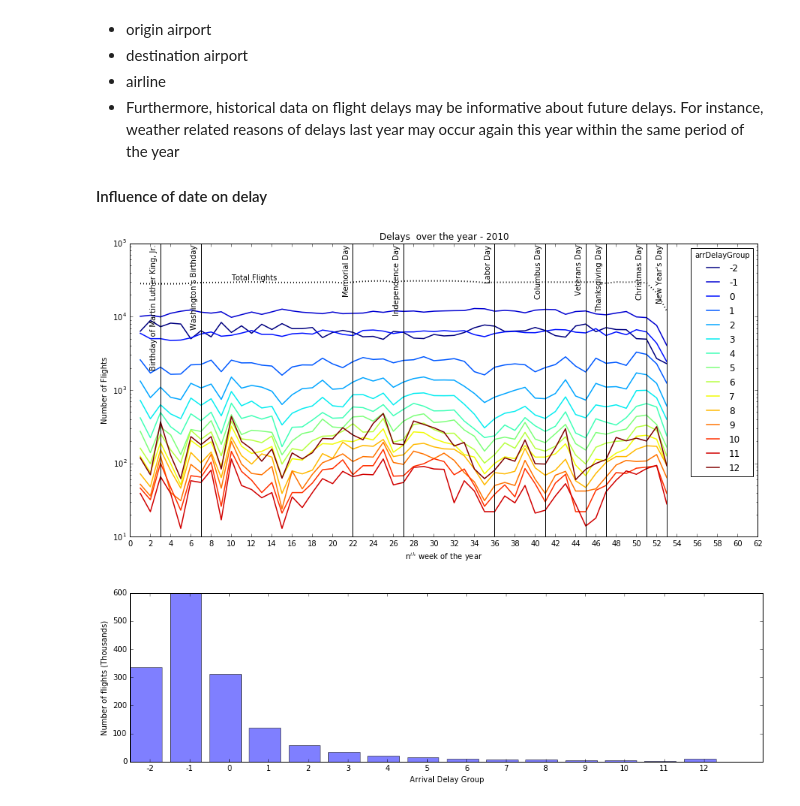
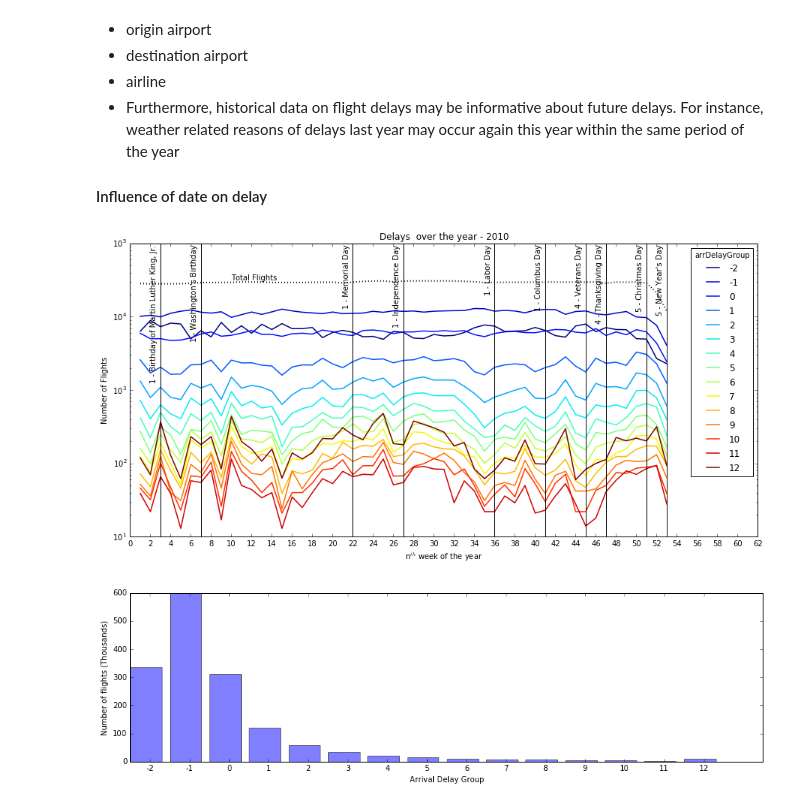
Before and after one commit to kthouz/Flights_Delays, a Jupyter notebook: 00_0_Delays Analysis.ipynb, the cells around one changed output. Saved outputs shown, nothing was run; the diff lists cells and outputs as text; code cells hidden in the pictures.

```diff
--- a/00_0_Delays Analysis.ipynb
+++ b/00_0_Delays Analysis.ipynb
@@ -332,33 +332,38 @@ Flights delays may be influenced by
 arrByDate =sample1[['WeekofYear','ArrivalDelayGroups','Flights']].groupby(['WeekofYear','ArrivalDelayGroups']).sum().reset_index()
 
 arrivalDelayGroups = sorted(pd.unique(arrByDate.ArrivalDelayGroups))
 cmap = plt.get_cmap('jet')
 colors = [cmap(i) for i in np.linspace(0,1,len(arrivalDelayGroups))]
 fig,ax = plt.subplots(1,1,figsize=[15,7])
 for g,color in enumerate(colors,start=-2):
     df = arrByDate[arrByDate.ArrivalDelayGroups == g]
     df.index = df.WeekofYear.values
     df.Flights.plot(color=color,ax=ax,linewidth=1.5)
 for i in holidays[holidays.Year == 2010].index:
     plt.axvline(x=holidays.loc[i,'Week'],ymin=0,ymax=100000,color='k')
-    plt.text(holidays.loc[i,'Week']-1,80000,holidays.loc[i,'Holiday'],rotation=90)
+    week=holidays.loc[i,'Week']
+    day=holidays.loc[i,'Date'].dayofweek+1
+    txt=holidays.loc[i,'Holiday']
+    plt.text(week-1,80000,
+             str(day)+' - '+txt,
+             rotation=90)
 (arrByDate[['WeekofYear','Flights']].groupby('WeekofYear').sum()).plot(ax=ax,color='k',linewidth=2,linestyle=':')
 plt.text(10,32000,'Total Flights')
 plt.legend(arrivalDelayGroups,title='arrDelayGroup')
 plt.yscale('log')
 plt.xticks(range(0,64,2),range(0,64,2))
 plt.xlabel('n$^{th}$ week of the year')
 plt.ylabel('Number of Flights')
 plt.title('Delays  over the year - 2010')
 plt.show()
 
 fig,ax = plt.subplots(1,1,figsize=[15,4])
 plt.bar(np.array(arrivalDelayGroups),arrByDate.groupby('ArrivalDelayGroups').sum()['Flights']/1000.,
         width=.8,alpha=0.5)
 plt.xticks(np.array(arrivalDelayGroups)+0.5,arrivalDelayGroups)
 plt.xlabel('Arrival Delay Group')
 plt.ylabel('Number of flights (Thousands)')
 plt.show()
 # %% [output]
-[figure, old version]
+[figure, new version]
 [figure]
```
Also changed, not shown: parts of 4 cells of this notebook.
